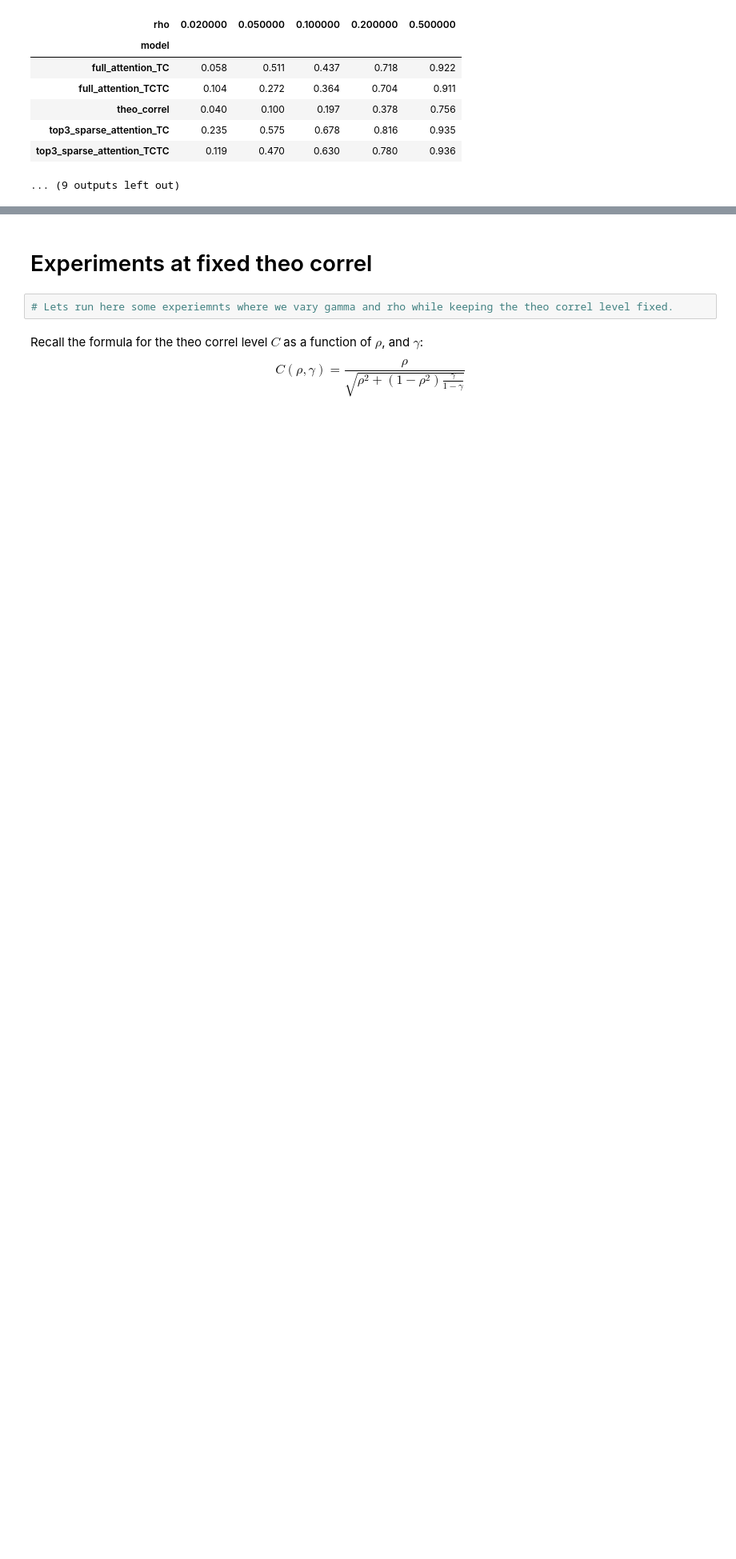
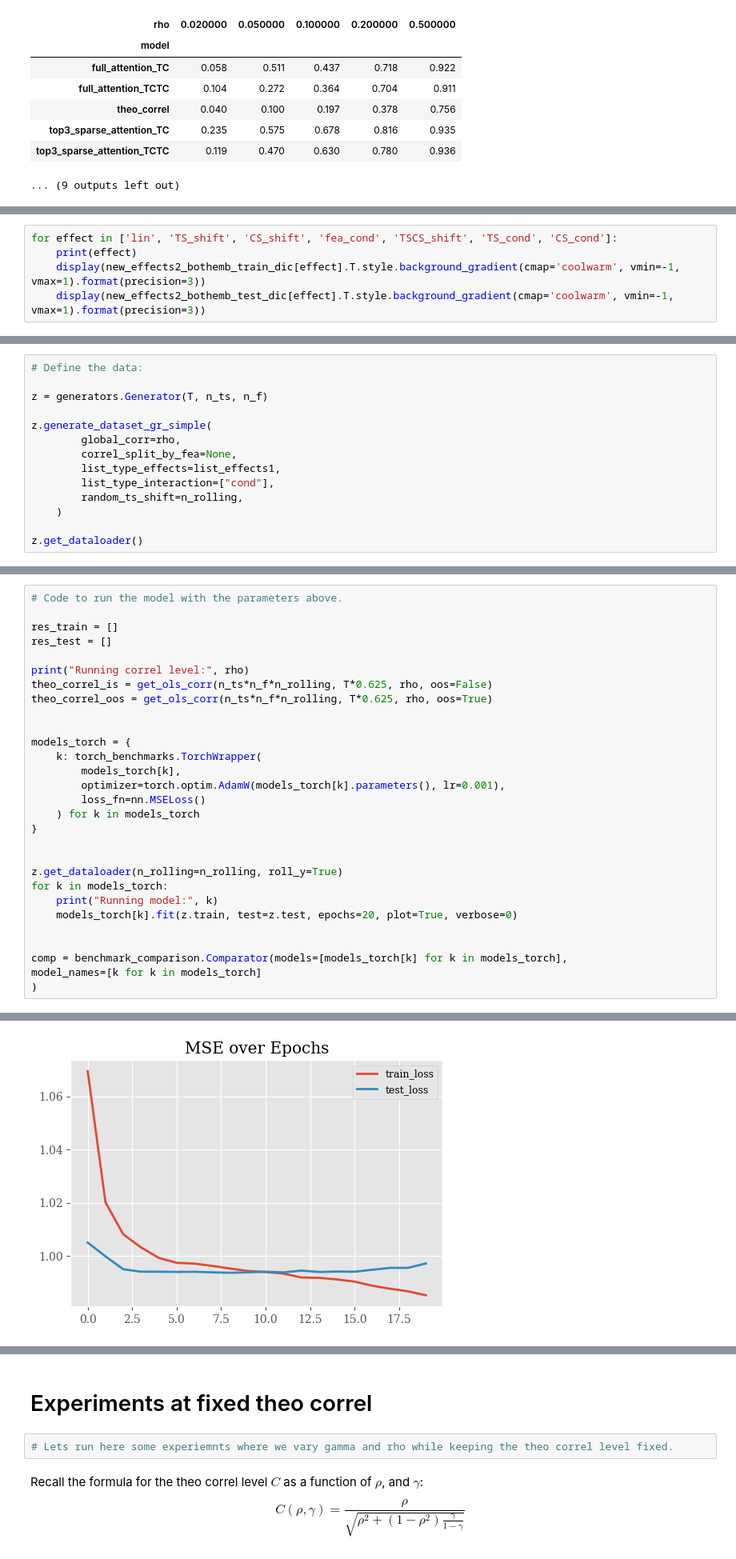
Before and after one commit to cyrilgarcia009/TSNN, a Jupyter notebook: notebooks/figures_for_paper2.ipynb, the cells around one changed output, grey strips where cells are left out. Shown at 80% size. Cells and saved outputs as stored; diff of their text form; blank space fills up the shorter version.

```diff
--- a/notebooks/figures_for_paper2.ipynb
+++ b/notebooks/figures_for_paper2.ipynb
@@ -1257,0 +1426,5 @@ fea_cond
+# %%
+for effect in ['lin', 'TS_shift', 'CS_shift', 'fea_cond', 'TSCS_shift', 'TS_cond', 'CS_cond']:
+    print(effect)
+    display(new_effects2_bothemb_train_dic[effect].T.style.background_gradient(cmap='coolwarm', vmin=-1, vmax=1).format(precision=3))
+    display(new_effects2_bothemb_test_dic[effect].T.style.background_gradient(cmap='coolwarm', vmin=-1, vmax=1).format(precision=3))
@@ -1257,0 +1513,14 @@ fea_cond
+# %%
+# Define the data:
+
+z = generators.Generator(T, n_ts, n_f)
+
+z.generate_dataset_gr_simple(
+        global_corr=rho,
+        correl_split_by_fea=None,
+        list_type_effects=list_effects1,
+        list_type_interaction=["cond"],
+        random_ts_shift=n_rolling,
+    )
+
+z.get_dataloader()
@@ -1257,0 +1552,30 @@ fea_cond
+# %%
+# Code to run the model with the parameters above.
+
+res_train = []
+res_test = []
+
+print("Running correl level:", rho)
+theo_correl_is = get_ols_corr(n_ts*n_f*n_rolling, T*0.625, rho, oos=False)
+theo_correl_oos = get_ols_corr(n_ts*n_f*n_rolling, T*0.625, rho, oos=True)
+
+
+models_torch = {
+    k: torch_benchmarks.TorchWrapper(
+        models_torch[k],
+        optimizer=torch.optim.AdamW(models_torch[k].parameters(), lr=0.001),
+        loss_fn=nn.MSELoss()
+    ) for k in models_torch
+}
+
+
+z.get_dataloader(n_rolling=n_rolling, roll_y=True)
+for k in models_torch:
+    print("Running model:", k)
+    models_torch[k].fit(z.train, test=z.test, epochs=20, plot=True, verbose=0)
+
+
+comp = benchmark_comparison.Comparator(models=[models_torch[k] for k in models_torch],
+model_names=[k for k in models_torch]
+)
+# %% [output]
@@ -1257,0 +1584 @@ fea_cond
+[figure, added]
```
Also changed, not shown: parts of 58 cells of this notebook, 1 other file.
